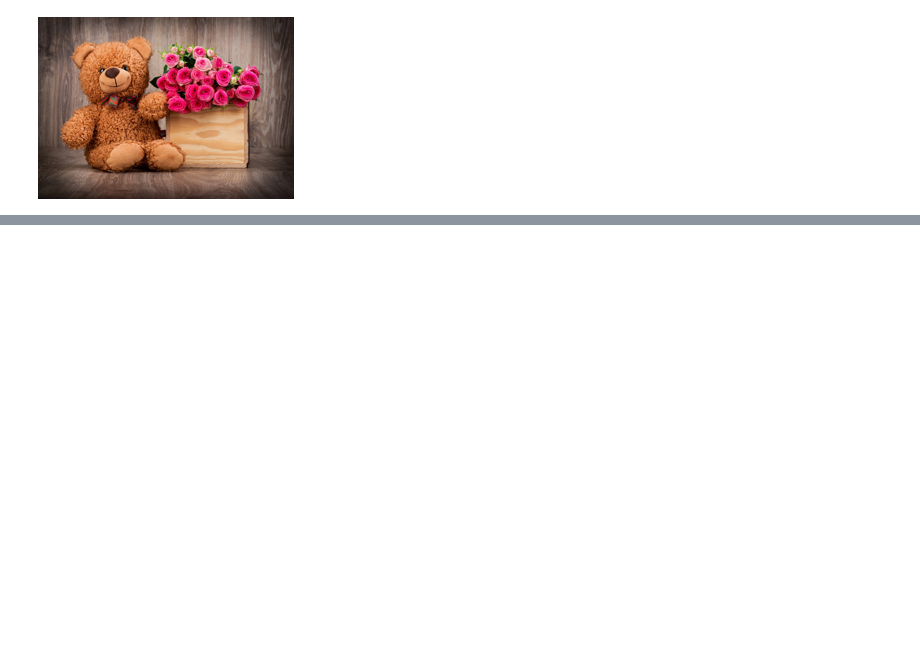
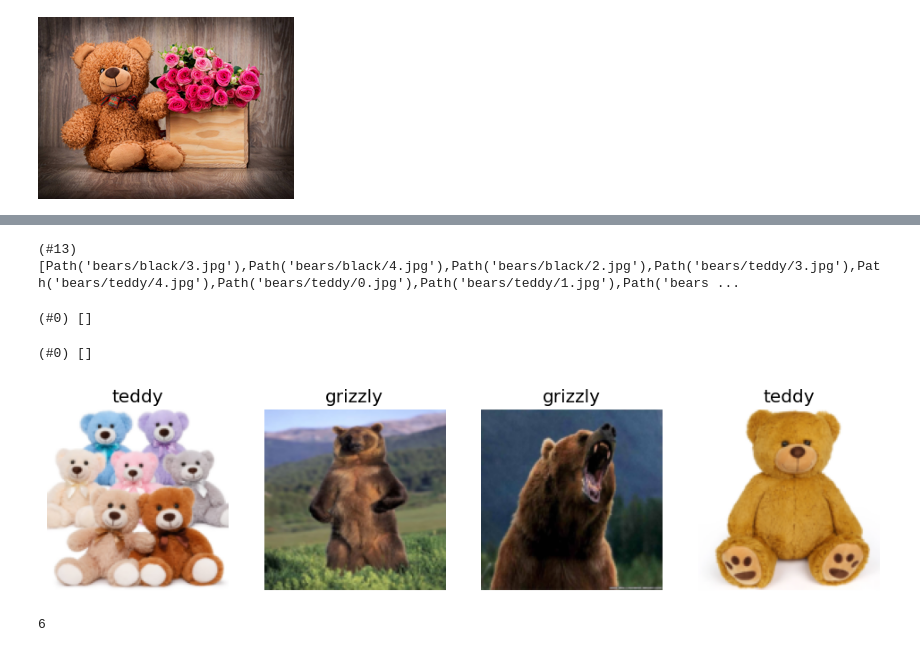
Before and after one commit to mzums/machine-learning, a Jupyter notebook: bears/Untitled.ipynb, the cells around one changed output, grey strips where cells are left out. Saved outputs shown, nothing was run; the diff lists cells and outputs as text; code cells hidden in the pictures; blank space fills up the shorter version.

Commit message:
dataloaders working

```diff
--- a/bears/Untitled.ipynb
+++ b/bears/Untitled.ipynb
@@ -88,0 +75,32 @@ Downloading https://res.cloudinary.com/roundglass/image/upload/v1621233374/round
+# %%
+fns = get_image_files(path)
+fns
+# %% [output]
+(#13) [Path('bears/black/3.jpg'),Path('bears/black/4.jpg'),Path('bears/black/2.jpg'),Path('bears/teddy/3.jpg'),Path('bears/teddy/4.jpg'),Path('bears/teddy/0.jpg'),Path('bears/teddy/1.jpg'),Path('bears ...
+# %%
+failed = verify_images(fns)
+failed
+# %% [output]
+(#0) []
+# %%
+failed.map(Path.unlink)
+# %% [output]
+(#0) []
+# %%
+bears = DataBlock(
+    blocks=(ImageBlock, CategoryBlock),
+    get_items=get_image_files,
+    splitter=RandomSplitter(valid_pct=0.5, seed=42),
+    get_y=parent_label,
+    item_tfms=Resize(128))
+# %%
+dls = bears.dataloaders(path)
+# %%
+dls.valid.show_batch(max_n=4, nrows=1)
+# %% [output]
+[figure, added]
+# %%
+batch = dls.valid.one_batch()
+print(len(batch[0]))
+# %% [output]
+6
```
Also changed, not shown: parts of 2 cells of this notebook.
